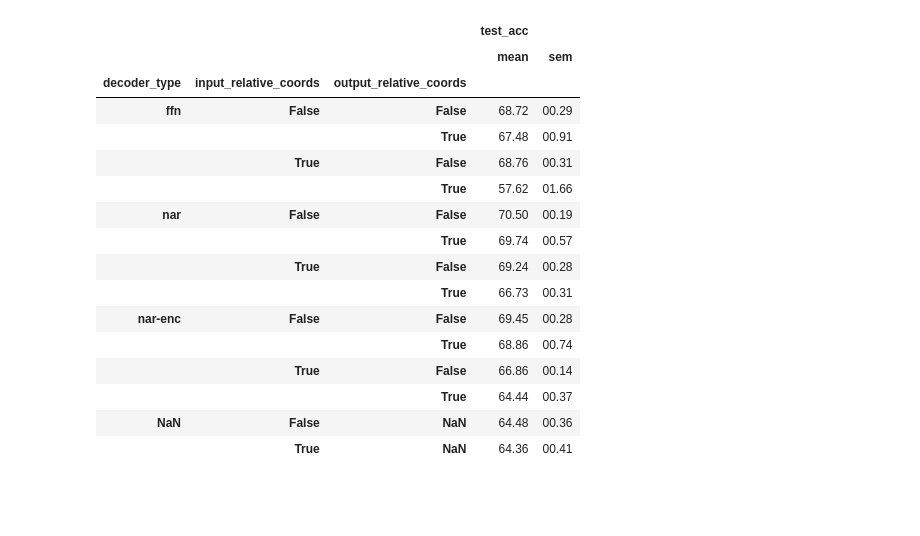
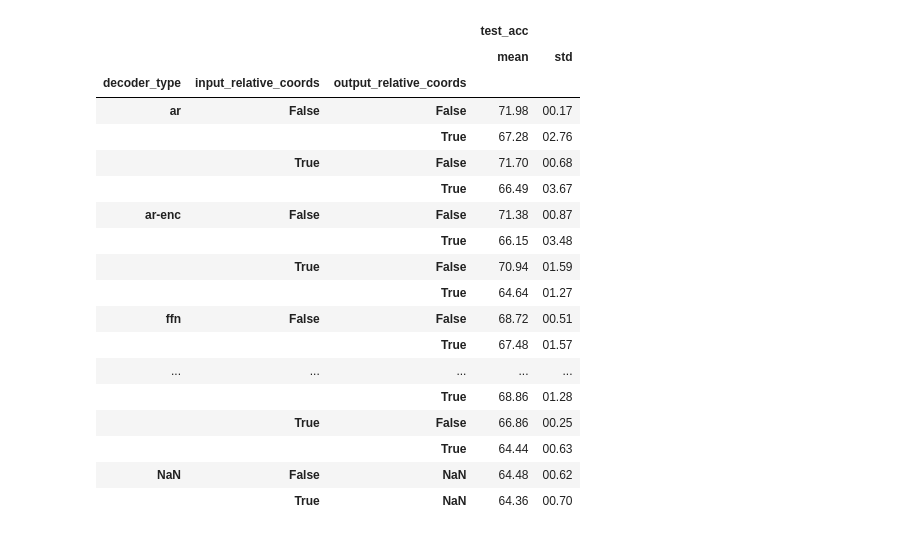
Before and after one commit to MarceloMoraesJr/Sketch-Temporality, a Jupyter notebook: notebooks/results_experiment4.ipynb, the cells around one changed output. Saved outputs shown, nothing was run; the diff lists cells and outputs as text; code cells hidden in the pictures; blank space fills up the shorter version.

```diff
--- a/notebooks/results_experiment4.ipynb
+++ b/notebooks/results_experiment4.ipynb
@@ -9,46 +9,48 @@ sns.set_style("darkgrid")
 # %%
 results_df = {"input_relative_coords": [], "output_relative_coords": [], "decoder_type": [], "test_acc": [], "seed": []}
 
-for filename in os.listdir(f"../results/experiment4/"):
+for filename in os.listdir(f"../../sketch-segmentation/results/experiment4/"):
 
-    with open(f"../results/experiment4/{filename}", "rb") as file:
+    with open(f"../../sketch-segmentation/results/experiment4/{filename}", "rb") as file:
         results = pkl.load(file)
 
         for key in results_df.keys():
             if key == "test_acc":
                 value = results["test_results"][key]
             elif key not in results['pretraining_args'].keys():
                 value = None
             else:
                 value = results['pretraining_args'][key]
 
             results_df[key].append(value)
 
 results_df = pd.DataFrame(results_df)
-results_df = results_df.groupby(["decoder_type", "input_relative_coords", "output_relative_coords"], dropna=False)[['test_acc']].agg(['mean', 'sem'])
+results_df = results_df.groupby(["decoder_type", "input_relative_coords", "output_relative_coords"], dropna=False)[['test_acc']].agg(['mean', 'std'])
 results_df[('test_acc', 'mean')] = results_df[('test_acc', 'mean')] * 100
 results_df[('test_acc', 'mean')] = results_df[('test_acc', 'mean')].round(2)
-results_df[('test_acc', 'sem')] = results_df[('test_acc', 'sem')] * 100
-results_df[('test_acc', 'sem')] = results_df[('test_acc', 'sem')].round(2).map(lambda x: f"{x:05.2f}")
+results_df[('test_acc', 'std')] = results_df[('test_acc', 'std')] * 100
+results_df[('test_acc', 'std')] = results_df[('test_acc', 'std')].round(2).map(lambda x: f"{x:05.2f}")
 results_df
 # %% [output]
 |  |  |  | test_acc |  |
-|  |  |  | mean | sem |
+|  |  |  | mean | std |
 | decoder_type | input_relative_coords | output_relative_coords |  |  |
-| ffn | False | False | 68.72 | 00.29 |
-|  |  | True | 67.48 | 00.91 |
-|  | True | False | 68.76 | 00.31 |
-|  |  | True | 57.62 | 01.66 |
-| nar | False | False | 70.50 | 00.19 |
-|  |  | True | 69.74 | 00.57 |
-|  | True | False | 69.24 | 00.28 |
-|  |  | True | 66.73 | 00.31 |
-| nar-enc | False | False | 69.45 | 00.28 |
-|  |  | True | 68.86 | 00.74 |
-|  | True | False | 66.86 | 00.14 |
-|  |  | True | 64.44 | 00.37 |
-| NaN | False | NaN | 64.48 | 00.36 |
-|  | True | NaN | 64.36 | 00.41 |
+| ar | False | False | 71.98 | 00.17 |
+|  |  | True | 67.28 | 02.76 |
+|  | True | False | 71.70 | 00.68 |
+|  |  | True | 66.49 | 03.67 |
+| ar-enc | False | False | 71.38 | 00.87 |
+|  |  | True | 66.15 | 03.48 |
+|  | True | False | 70.94 | 01.59 |
+|  |  | True | 64.64 | 01.27 |
+| ffn | False | False | 68.72 | 00.51 |
+|  |  | True | 67.48 | 01.57 |
+| ... | ... | ... | ... | ... |
+|  |  | True | 68.86 | 01.28 |
+|  | True | False | 66.86 | 00.25 |
+|  |  | True | 64.44 | 00.63 |
+| NaN | False | NaN | 64.48 | 00.62 |
+|  | True | NaN | 64.36 | 00.70 |
 # %%
 results_df = {"input_relative_coords": [], "output_relative_coords": [], "decoder_type": [], "test_acc": [], "seed": []}
 
```
Also changed, not shown: parts of 2 cells of this notebook, 19 other files.
